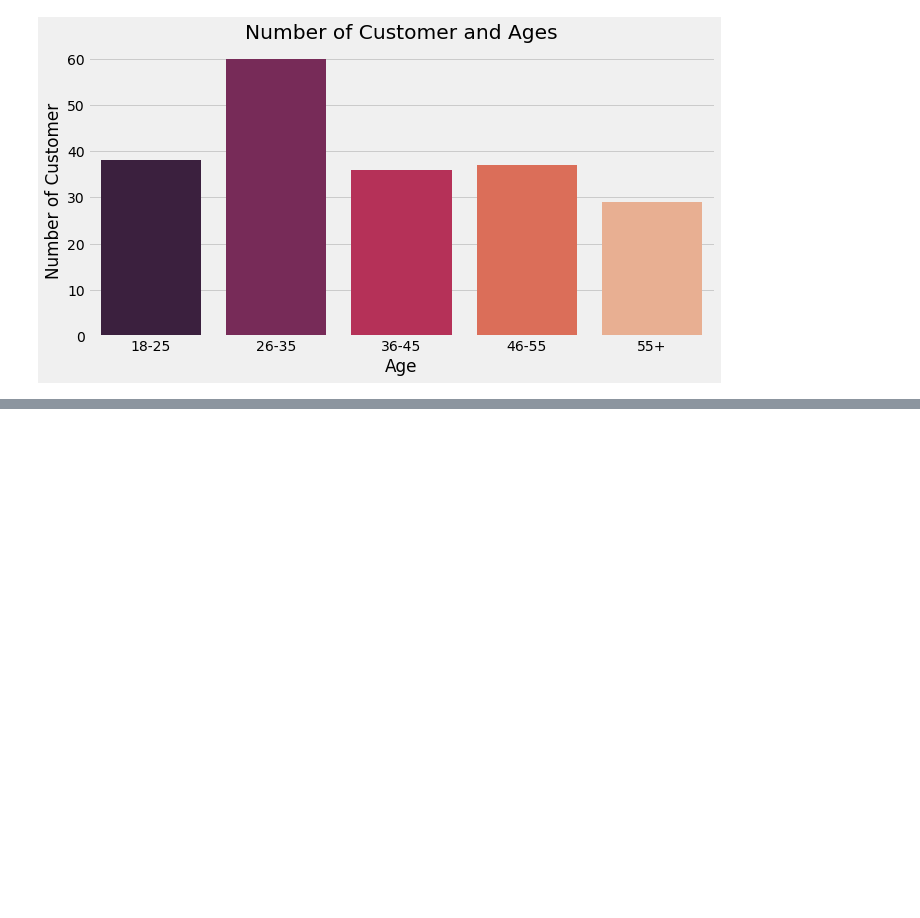
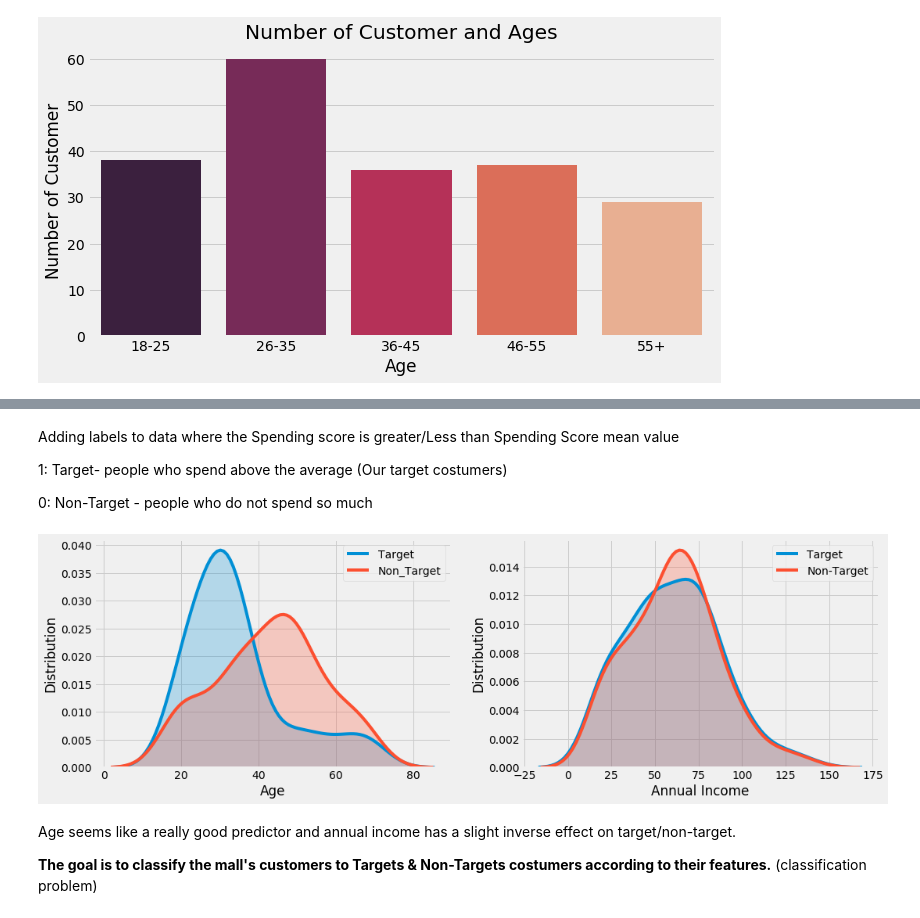
Before and after one commit to NoaAizer/ML_projects, a Jupyter notebook: Mall_Customers.ipynb, the cells around one changed output, grey strips where cells are left out. Saved outputs shown, nothing was run; the diff lists cells and outputs as text; code cells hidden in the pictures; blank space fills up the shorter version.

```diff
--- a/Mall_Customers.ipynb
+++ b/Mall_Customers.ipynb
@@ -98,0 +147,4 @@ plt.show()
+# %%
+MeanSS=df['Spending_Score'].mean()
+df['Target'] = np.where(df['Spending_Score']>MeanSS, 1, 0)
+df.head()
@@ -98,0 +158,28 @@ plt.show()
+# %% [markdown]
+Adding labels to data where the Spending score is greater/Less than Spending Score mean value
+
+1: Target- people who spend above the average (Our target costumers)
+
+0: Non-Target - people who do not spend so much
+# %%
+chart=df.drop(["Spending_Score"],axis=1)
+
+fig,(ax1,ax2) = plt.subplots(ncols=2, figsize=(16,5))
+
+sns.kdeplot(chart.Age[chart.Target==1], label='Target', shade=True, ax=ax1)
+sns.kdeplot(chart.Age[chart.Target==0], label='Non_Target', shade=True, ax=ax1)
+ax1.set_ylabel('Distribution')
+ax1.set_xlabel('Age')
+
+sns.kdeplot(chart.Annual_Income[chart.Target==1], label='Target', shade=True, ax=ax2)
+sns.kdeplot(chart.Annual_Income[chart.Target==0], label='Non-Target', shade=True, ax=ax2)
+ax2.set_ylabel('Distribution')
+ax2.set_xlabel('Annual Income')
+plt.show()
+# %% [output]
+[figure, added]
+# %% [markdown]
+Age seems like a really good predictor and annual income has a slight inverse effect on target/non-target.
+
+
+**The goal is to classify the mall's customers to Targets & Non-Targets costumers according to their features.** (classification problem)
```
Also changed, not shown: parts of 8 cells of this notebook.
